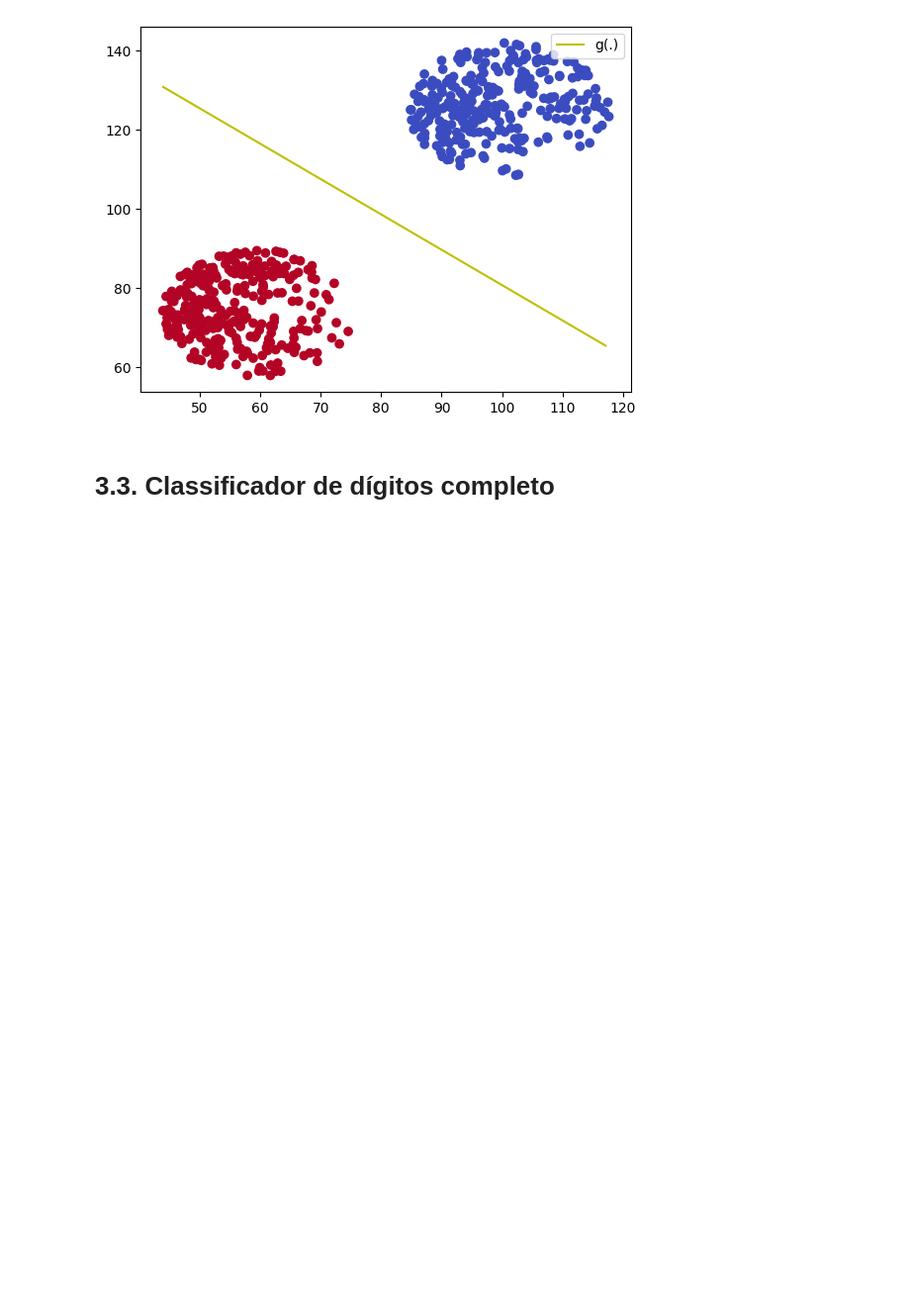
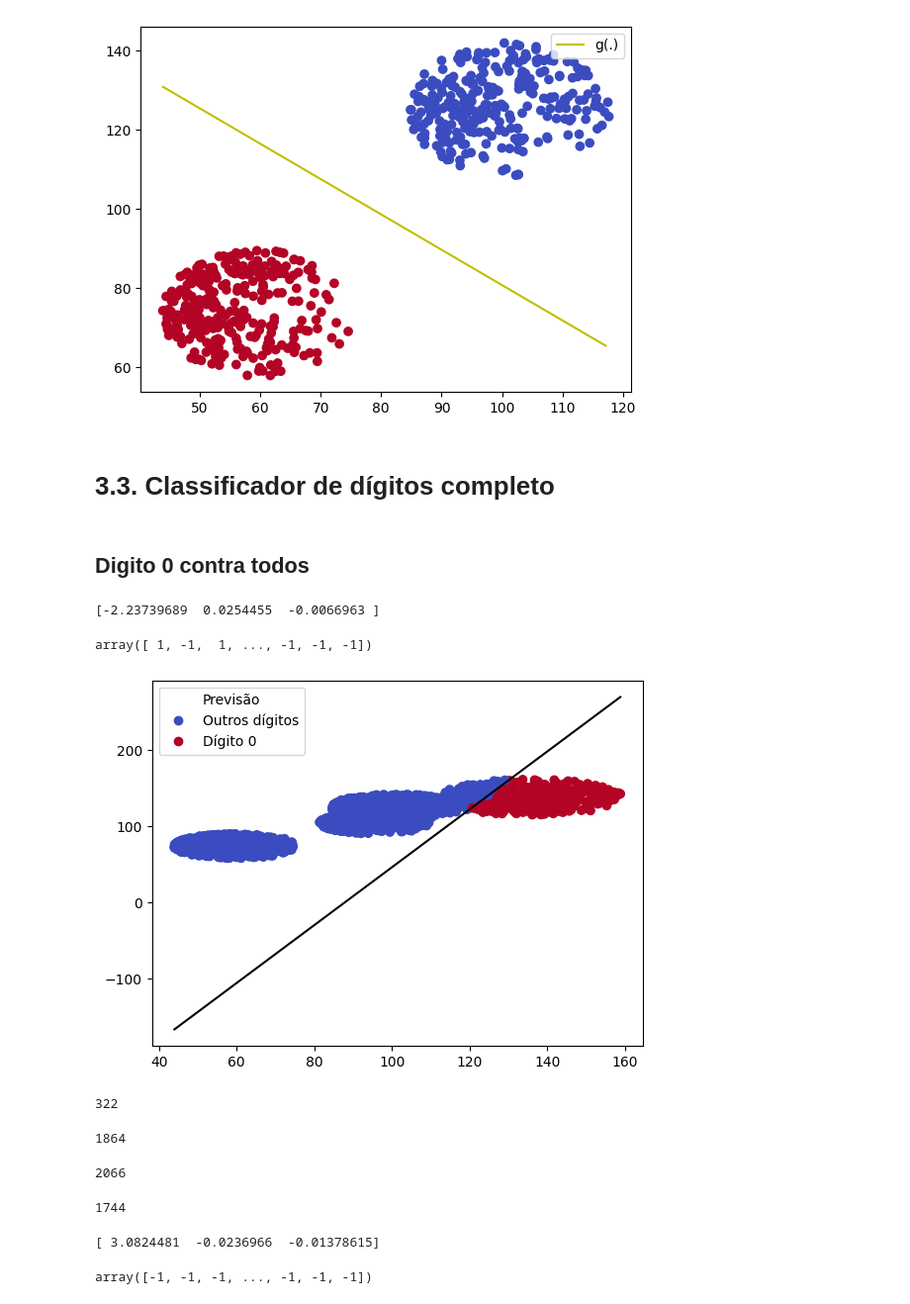
Before and after one commit to mariabandeira/Reconhecimento-de-Digitos, a Jupyter notebook: MiniProjeto_ML.ipynb, the cells around one changed output. Shown at 99% size. Drawn from its saved outputs; the diff is of its cells as text; code cells hidden in the pictures; blank space fills up the shorter version.

Commit message:
passos iniciais da estratégia "um contra todos"

```diff
--- a/MiniProjeto_ML.ipynb
+++ b/MiniProjeto_ML.ipynb
@@ -605,3 +638,6 @@ plt.legend(loc='upper right')
 [figure]
 # %% [markdown]
 # 3.3. Classificador de dígitos completo
+# %%
+X_train0 = train_redu[['intensidade', 'simetria']].values
+y_train0 = np.array([1 if y_ == 0 else -1 for y_ in train_redu['label']])
@@ -607,0 +647,54 @@ plt.legend(loc='upper right')
+# %% [markdown]
+## Digito 0 contra todos
+# %%
+classifier = LRClassifier()
+classifier.execute(X_train0, y_train0)
+predictions = classifier.predict(X_train0)
+# %%
+lr = LinearRegression()
+lr.fit(X_train0, y_train0)
+y_pred = np.array(lr.predict(X_train0))
+w = lr.getW()
+print(w)
+# %% [output]
+[-2.23739689  0.0254455  -0.0066963 ]
+# %%
+y_pred = np.where(y_pred >= 0, 1, -1)
+y_pred
+# %% [output]
+array([ 1, -1,  1, ..., -1, -1, -1])
+# %%
+# Plotagem da Regressão Linear com LRClassifier
+plt.scatter(X_train0[:, 0], X_train0[:, 1], c=y_pred, cmap='coolwarm')
+x = np.linspace(X_train0[:, 0].min(), X_train0[:, 0].max(), 100)
+y = classifier.getRegressionY(x)
+plt.plot(x, y, color='black')
+handles, labels = scatter.legend_elements()
+plt.legend(handles, ['Outros dígitos', 'Dígito 0'], title='Previsão')
+plt.show()
+# %% [output]
+[figure, added]
+# %%
+y_pred.tolist().count(1)
+# %% [output]
+322
+# %%
+len(y_pred)
+# %% [output]
+1864
+# %%
+1744+322
+# %% [output]
+2066
+# %%
+# remover de train_redu os dados que não tem y_pred = -1
+indices_to_keep = []
+for i in range(len(train_redu)):
+  if(y_pred[i] == -1):
+    indices_to_keep.append(i)
+
+train_redu = train_redu.iloc[indices_to_keep]
+
+len(train_redu)
+# %% [output]
+1744
@@ -607,0 +704,17 @@ plt.legend(loc='upper right')
+# %%
+classifier = LRClassifier()
+classifier.execute(X_train1, y_train1)
+predictions = classifier.predict(X_train1)
+
+lr = LinearRegression()
+lr.fit(X_train1, y_train1)
+y_pred = np.array(lr.predict(X_train1))
+w = lr.getW()
+print(w)
+# %% [output]
+[ 3.0824481  -0.0236966  -0.01378615]
+# %%
+y_pred = np.where(y_pred >= 0, 1, -1)
+y_pred
+# %% [output]
+array([-1, -1, -1, ..., -1, -1, -1])
```
Also changed, not shown: parts of 20 cells of this notebook.
